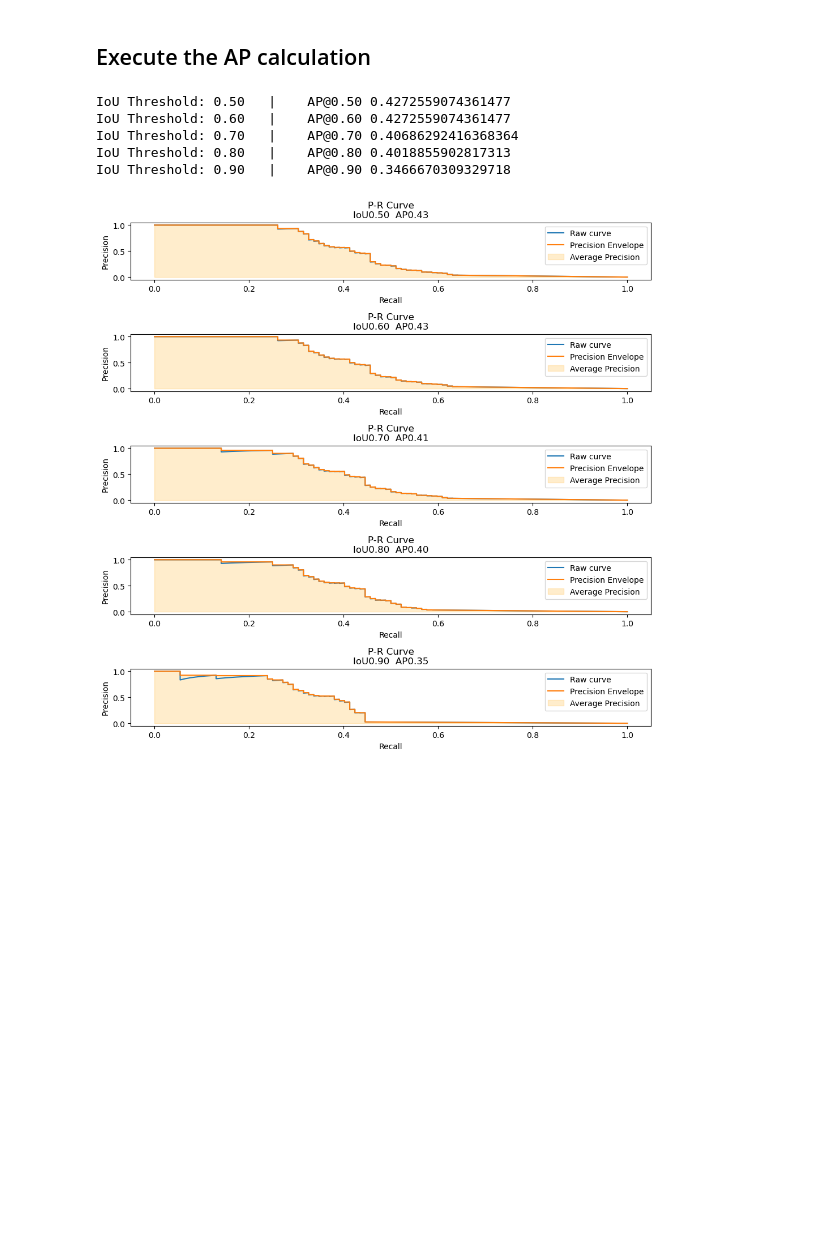
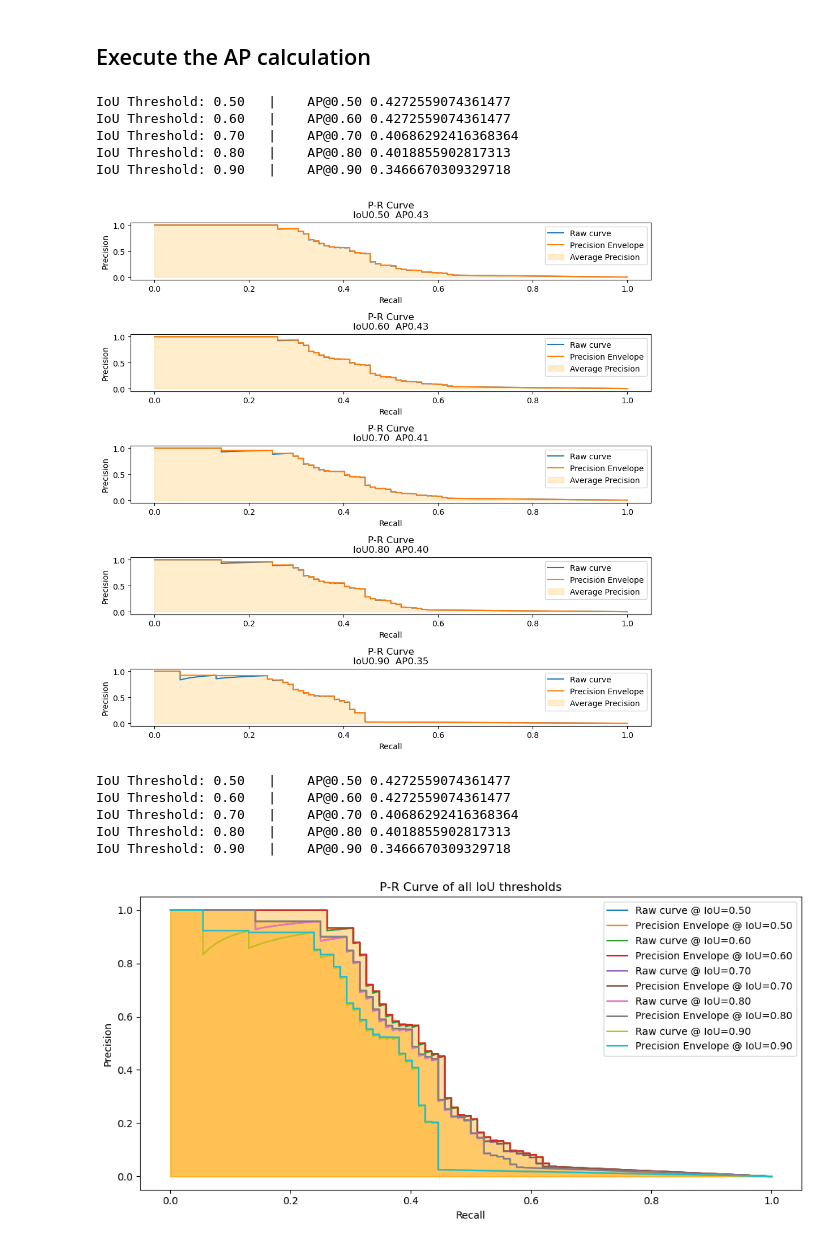
Before and after one commit to dalenhsiao/tai_challenge1_object_detection, a Jupyter notebook: CMU_24784_S2023_C1_Students.ipynb, the cells around one changed output. Cells and saved outputs as stored; diff of their text form; code cells hidden in the pictures; blank space fills up the shorter version.

```diff
--- a/CMU_24784_S2023_C1_Students.ipynb
+++ b/CMU_24784_S2023_C1_Students.ipynb
@@ -174,9 +174,9 @@ def plot_all_pr_curves(recall, prec_raw, prec, threshold):
     """ Visualize the P-R curves
         Visualize the areas under P-R curves all in one plot
     """
-    plt.figure()
-    plt.plot(recall, prec_raw, label='Raw curve @ IoU={}'.format(threshold))
-    plt.plot(recall, prec, label = 'Precision Envelope @ IoU={}'.format(threshold))
+    # plt.figure()
+    plt.plot(recall, prec_raw, label='Raw curve @ IoU={:.2f}'.format(threshold))
+    plt.plot(recall, prec, label = 'Precision Envelope @ IoU={:.2f}'.format(threshold))
     plt.fill_between(recall, np.zeros_like(recall), prec, color='orange', alpha=0.2)
     plt.legend(['Raw curve', 'Precision Envelope', 'Average Precision'])
     # plt.title('P-R Curve')
@@ -187,33 +187,40 @@ def plot_all_pr_curves(recall, prec_raw, prec, threshold):
 # %%
 # Traverse over IoU threshold, get AP@[0.5:0.1:0.9]
 plt.figure(figsize=(10, 10))
 logs = {}
 for i, iou_thres in enumerate(np.arange(0.5, 1.0, 0.1)):
     ap, prec_raw, prec, recall = compute_ap(df, inputs['num_labels'], iou_thres)
     print('IoU Threshold: {:.2f}'.format(iou_thres), '  |    AP@{:.2f}'.format(iou_thres), ap)
     logs['IoU Threshold: {:.2f}'.format(iou_thres)] = ap
     plt.subplot(len(np.arange(0.5, 1.0, 0.1)), 1, i+1)
     plot_pr_curves(recall, prec_raw, prec, title="\n" + f"IoU{iou_thres:.2f}  AP{ap:.2f}")
 plt.tight_layout()
 plt.show()
 
 # plotting all the results in the same plot
 plt.figure(figsize=(10, 5))
 for i, iou_thres in enumerate(np.arange(0.5, 1.0, 0.1)):
     ap, prec_raw, prec, recall = compute_ap(df, inputs['num_labels'], iou_thres)
     print('IoU Threshold: {:.2f}'.format(iou_thres), '  |    AP@{:.2f}'.format(iou_thres), ap)
     logs['IoU Threshold: {:.2f}'.format(iou_thres)] = ap
     plot_all_pr_curves(recall, prec_raw, prec, threshold=iou_thres)
 plt.legend()
+plt.title('P-R Curve of all IoU thresholds')
 plt.tight_layout()
 plt.show()
 # %% [output]
 IoU Threshold: 0.50   |    AP@0.50 0.4272559074361477
 IoU Threshold: 0.60   |    AP@0.60 0.4272559074361477
 IoU Threshold: 0.70   |    AP@0.70 0.40686292416368364
 IoU Threshold: 0.80   |    AP@0.80 0.4018855902817313
 IoU Threshold: 0.90   |    AP@0.90 0.3466670309329718
 [figure]
+IoU Threshold: 0.50   |    AP@0.50 0.4272559074361477
+IoU Threshold: 0.60   |    AP@0.60 0.4272559074361477
+IoU Threshold: 0.70   |    AP@0.70 0.40686292416368364
+IoU Threshold: 0.80   |    AP@0.80 0.4018855902817313
+IoU Threshold: 0.90   |    AP@0.90 0.3466670309329718
+[figure, added]
 # %%
 import json
 with open('logs.json', 'w') as f:
```
